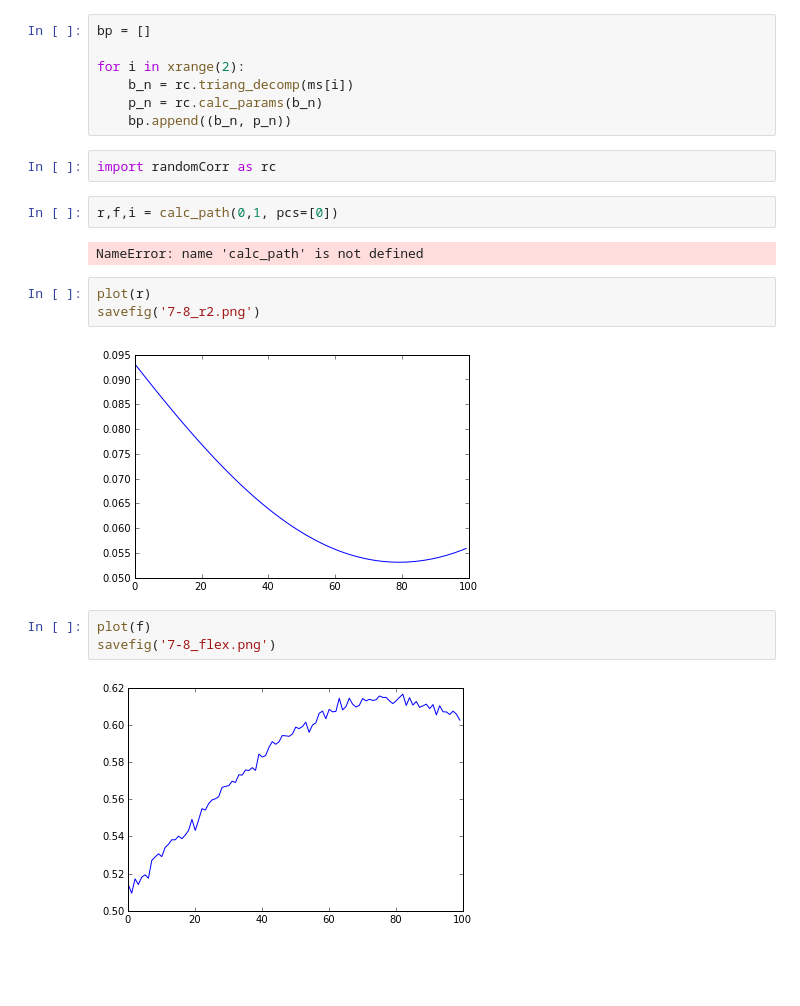
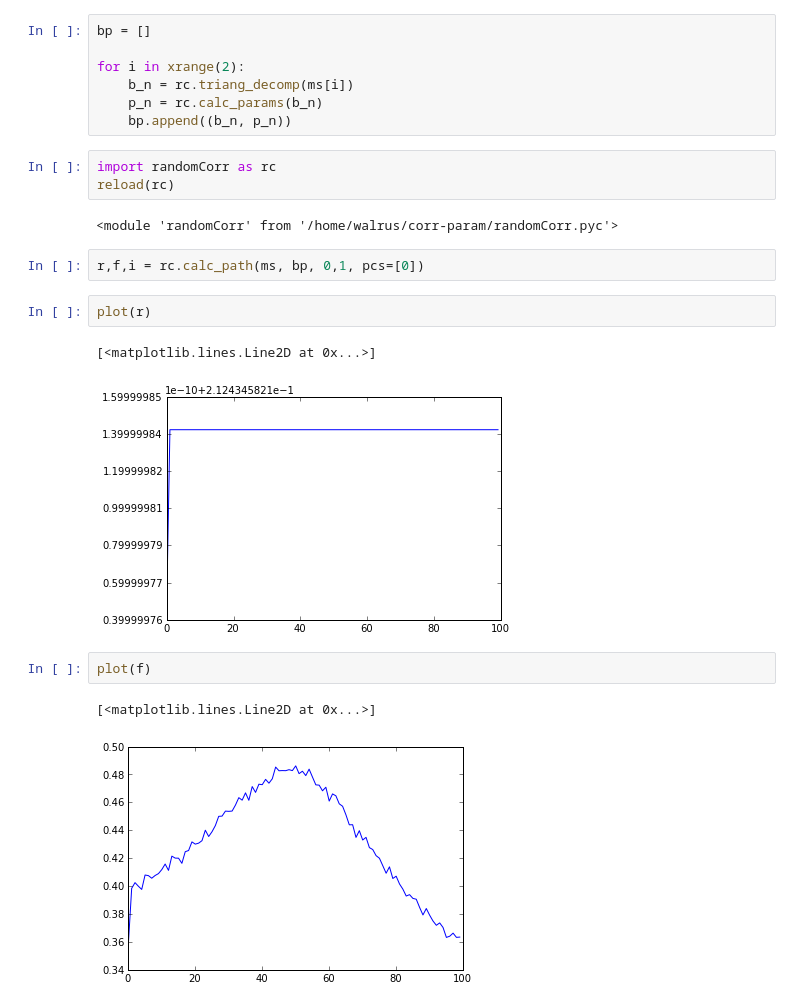
Before and after one commit to lem-usp/corr-param, a Jupyter notebook: notebooks/Random Matrices Tests.ipynb, the cells around one changed output. Saved outputs shown, nothing was run; the diff lists cells and outputs as text; blank space fills up the shorter version.

Commit message:
more tests on notebook, with random matrices

```diff
--- a/notebooks/Random Matrices Tests.ipynb
+++ b/notebooks/Random Matrices Tests.ipynb
@@ -403,19 +403,20 @@ for i in xrange(2):
     bp.append((b_n, p_n))
 # %%
 import randomCorr as rc
+reload(rc)
+# %% [output]
+<module 'randomCorr' from '/home/walrus/corr-param/randomCorr.pyc'>
 # %%
-r,f,i = calc_path(0,1, pcs=[0])
+r,f,i = rc.calc_path(ms, bp, 0,1, pcs=[0])
-# %% [output]
-NameError: name 'calc_path' is not defined
 # %%
 plot(r)
-savefig('7-8_r2.png')
 # %% [output]
+[<matplotlib.lines.Line2D at 0x...>]
-[figure, old version]
+[figure, new version]
 # %%
 plot(f)
-savefig('7-8_flex.png')
 # %% [output]
+[<matplotlib.lines.Line2D at 0x...>]
-[figure, old version]
+[figure, new version]
 # %%
 plot(i)
```
Also changed, not shown: parts of 15 cells of this notebook, 3 other files.
